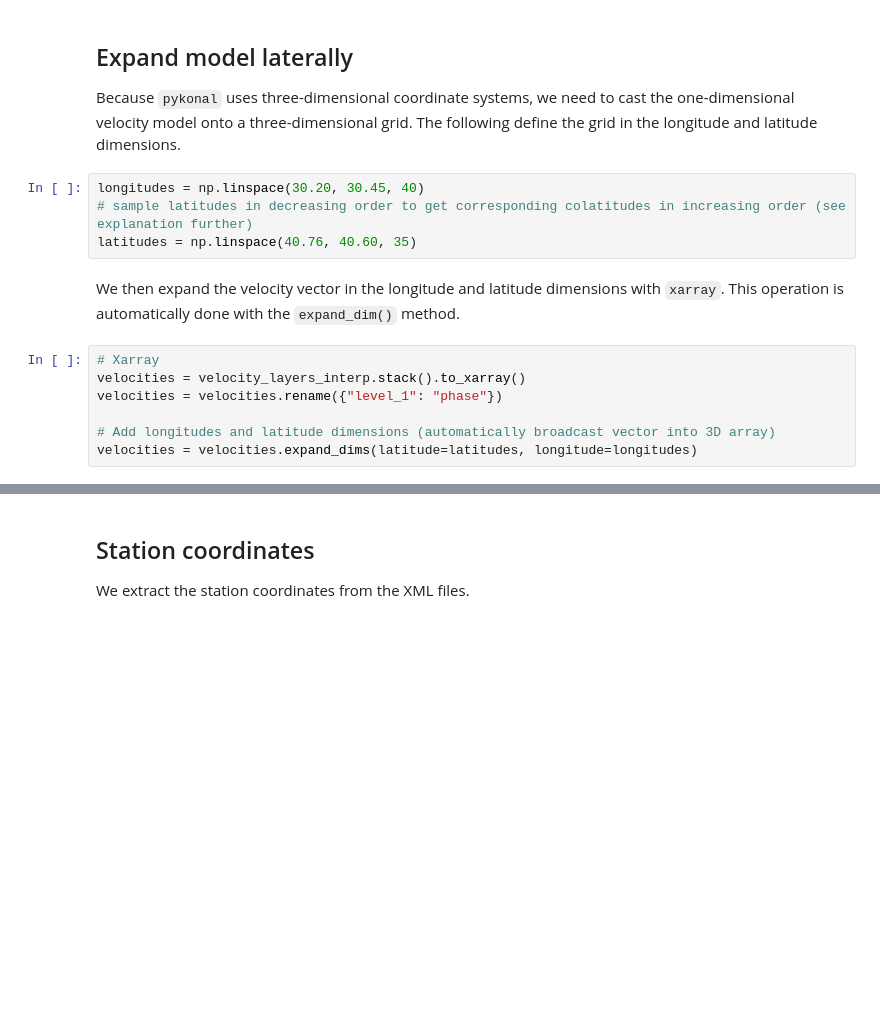
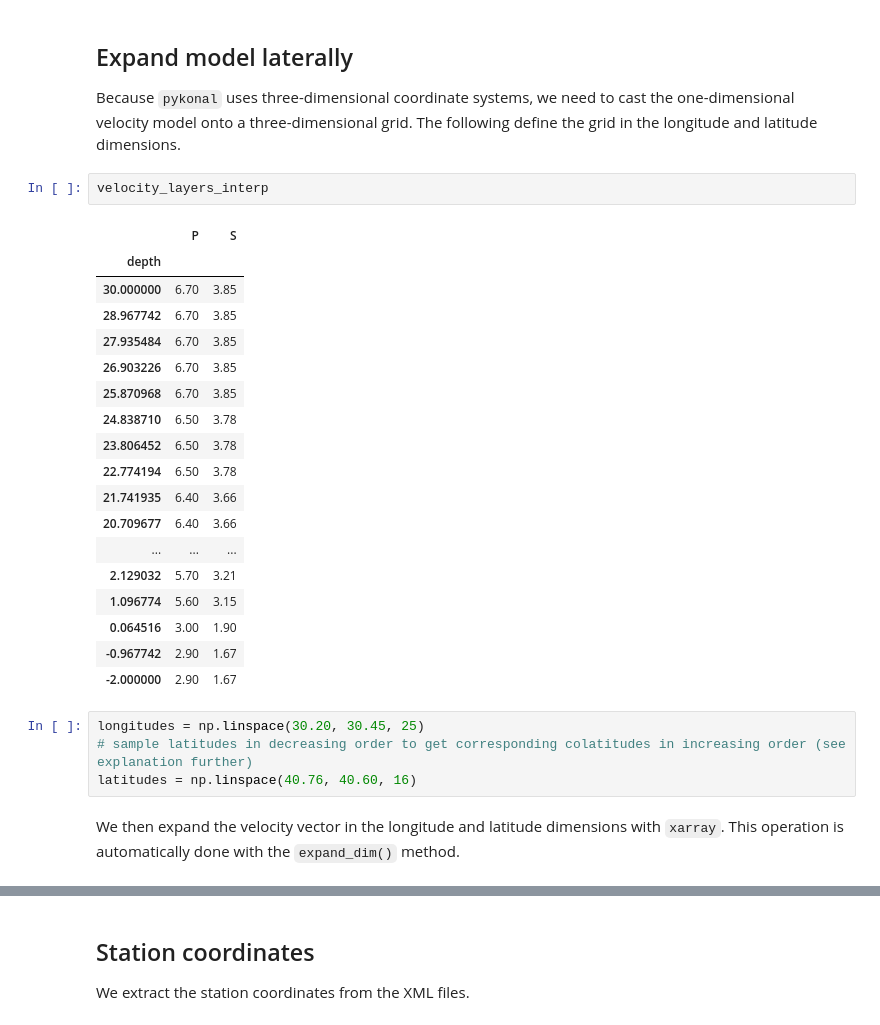
Before and after one commit to ebeauce/beampower, a Jupyter notebook: notebooks/2_travel_times.ipynb, the cells around one changed output, grey strips where cells are left out. Saved outputs shown, nothing was run; the diff lists cells and outputs as text; blank space fills up the shorter version.

```diff
--- a/notebooks/2_travel_times.ipynb
+++ b/notebooks/2_travel_times.ipynb
@@ -102,16 +102,30 @@ plt.show()
 ## Expand model laterally
 
 Because `pykonal` uses three-dimensional coordinate systems, we need to cast the one-dimensional velocity model onto a three-dimensional grid. The following define the grid in the longitude and latitude dimensions.
+# %%
+velocity_layers_interp
+# %% [output]
+|  | P | S |
+| depth |  |  |
+| 30.000000 | 6.70 | 3.85 |
+| 28.967742 | 6.70 | 3.85 |
+| 27.935484 | 6.70 | 3.85 |
+| 26.903226 | 6.70 | 3.85 |
+| 25.870968 | 6.70 | 3.85 |
+| 24.838710 | 6.50 | 3.78 |
+| 23.806452 | 6.50 | 3.78 |
+| 22.774194 | 6.50 | 3.78 |
+| 21.741935 | 6.40 | 3.66 |
+| 20.709677 | 6.40 | 3.66 |
+| ... | ... | ... |
+| 2.129032 | 5.70 | 3.21 |
+| 1.096774 | 5.60 | 3.15 |
+| 0.064516 | 3.00 | 1.90 |
+| -0.967742 | 2.90 | 1.67 |
+| -2.000000 | 2.90 | 1.67 |
 # %%
-longitudes = np.linspace(30.20, 30.45, 40)
+longitudes = np.linspace(30.20, 30.45, 25)
 # sample latitudes in decreasing order to get corresponding colatitudes in increasing order (see explanation further)
-latitudes = np.linspace(40.76, 40.60, 35)
+latitudes = np.linspace(40.76, 40.60, 16)
 # %% [markdown]
 We then expand the velocity vector in the longitude and latitude dimensions with `xarray`. This operation is automatically done with the `expand_dim()` method.
-# %%
-# Xarray
-velocities = velocity_layers_interp.stack().to_xarray()
-velocities = velocities.rename({"level_1": "phase"})
-
-# Add longitudes and latitude dimensions (automatically broadcast vector into 3D array)
-velocities = velocities.expand_dims(latitude=latitudes, longitude=longitudes)
```
Also changed, not shown: parts of 14 cells of this notebook, 3 other files.
